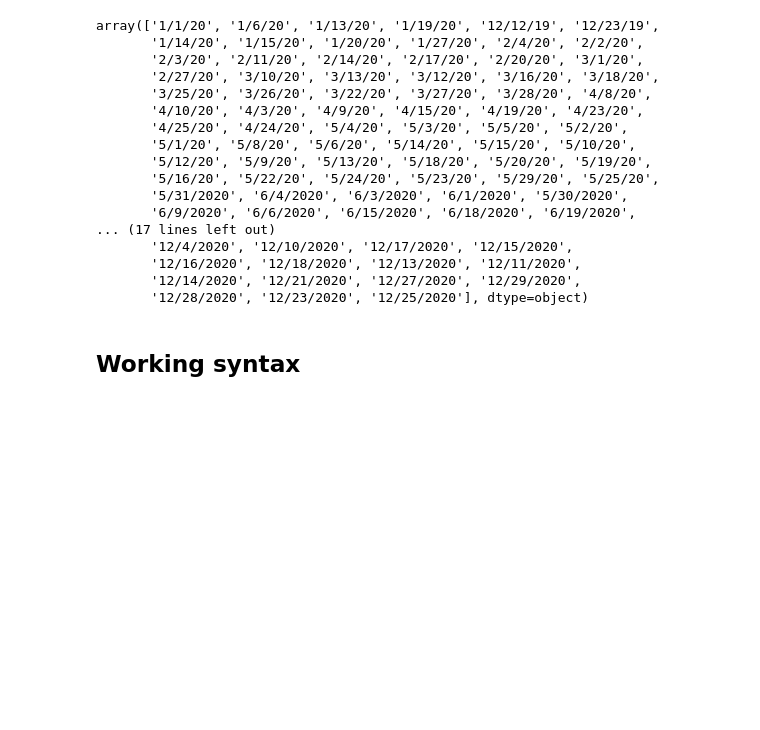
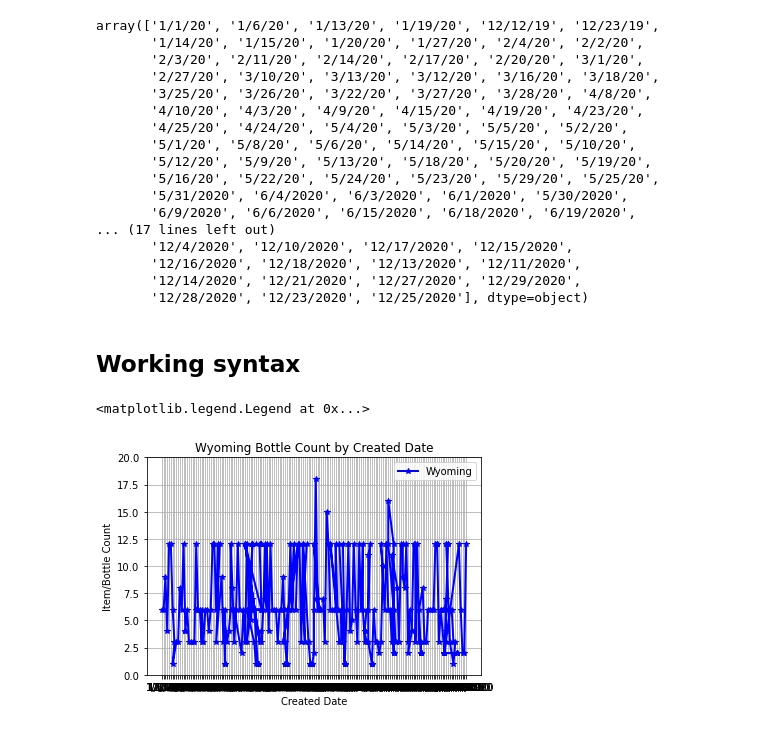
Before and after one commit to Sgant1/Winedemic, a Jupyter notebook: Analysis/Winedemic_Analysis.ipynb, the cells around one changed output. Cells and saved outputs as stored; diff of their text form; code cells hidden in the pictures; blank space fills up the shorter version.

Commit message:
testing charts with matplotlib

```diff
--- a/Analysis/Winedemic_Analysis.ipynb
+++ b/Analysis/Winedemic_Analysis.ipynb
@@ -610,3 +616,27 @@ array(['1/1/20', '1/6/20', '1/13/20', '1/19/20', '12/12/19', '12/23/19',
        '12/28/2020', '12/23/2020', '12/25/2020'], dtype=object)
 # %% [markdown]
 ## Working syntax
+# %%
+# Set the x-axis to a list of strings for each month.
+x_axis = Wyoming["Created Date"]
+
+# Set the y-axis to a list of floats as the Item/Bottle Count for each month.
+y_axis = Wyoming["Item/Bottle Count"]
+# %%
+#This chart is ugly. Need to group the created dates by month and I think that will help it be more visually appealing.
+# Create the plot.
+plt.plot(x_axis, y_axis, marker="*", color="blue", linewidth=2, label='Wyoming')
+# Create labels for the x and y axes.
+plt.xlabel("Created Date")
+plt.ylabel("Item/Bottle Count")
+# Set the y limit between 0 and 5000.
+plt.ylim(0, 20)
+# Create a title.
+plt.title("Wyoming Bottle Count by Created Date")
+# Add a grid.
+plt.grid()
+# Add the legend.
+plt.legend()
+# %% [output]
+<matplotlib.legend.Legend at 0x...>
+[figure, added]
```
Also changed, not shown: parts of 3 cells of this notebook.
